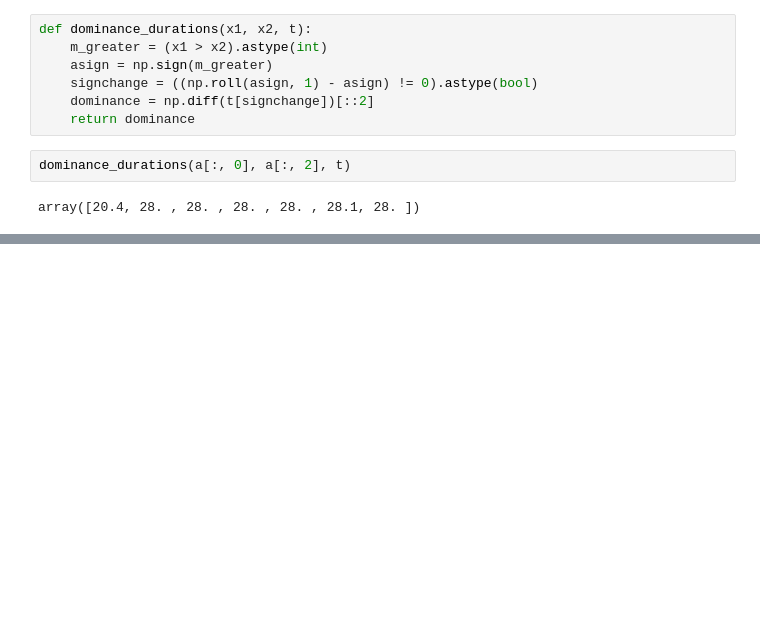
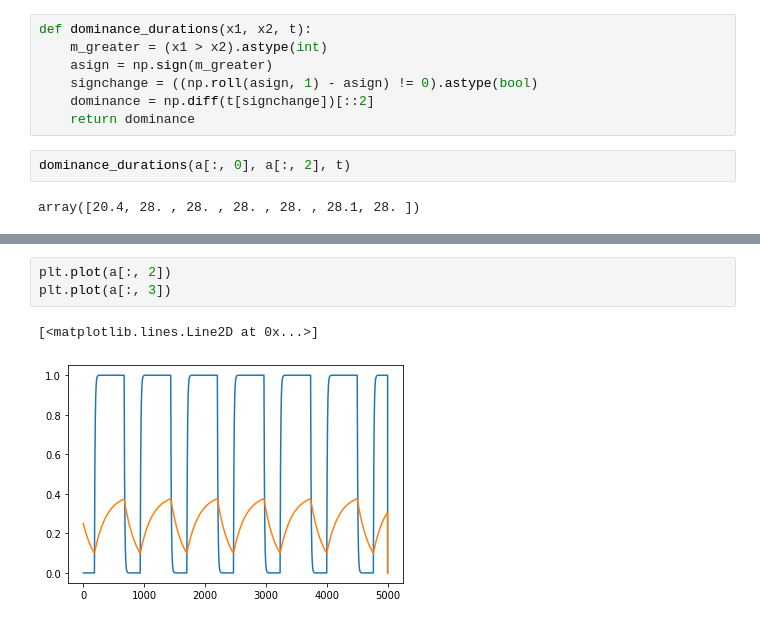
Before and after one commit to DorotheaMueller/mhbf, a Jupyter notebook: ex_5_budding_mueller.ipynb, the cells around one changed output, grey strips where cells are left out. Cells and saved outputs as stored; diff of their text form; blank space fills up the shorter version.

```diff
--- a/ex_5_budding_mueller.ipynb
+++ b/ex_5_budding_mueller.ipynb
@@ -64,0 +98,6 @@ array([20.4, 28. , 28. , 28. , 28. , 28.1, 28. ])
+# %%
+plt.plot(a[:, 2])
+plt.plot(a[:, 3])
+# %% [output]
+[<matplotlib.lines.Line2D at 0x...>]
+[figure, added]
```
Also changed, not shown: parts of 7 cells of this notebook.
